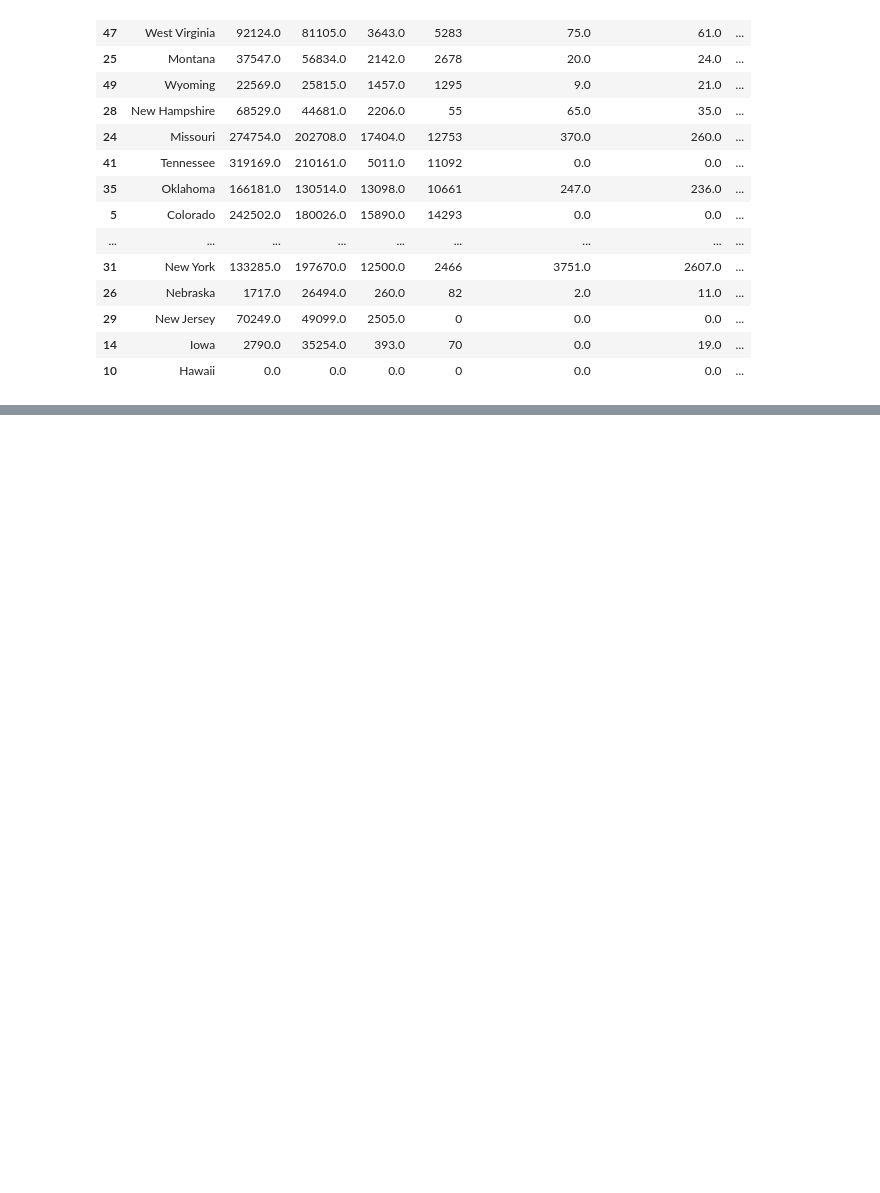
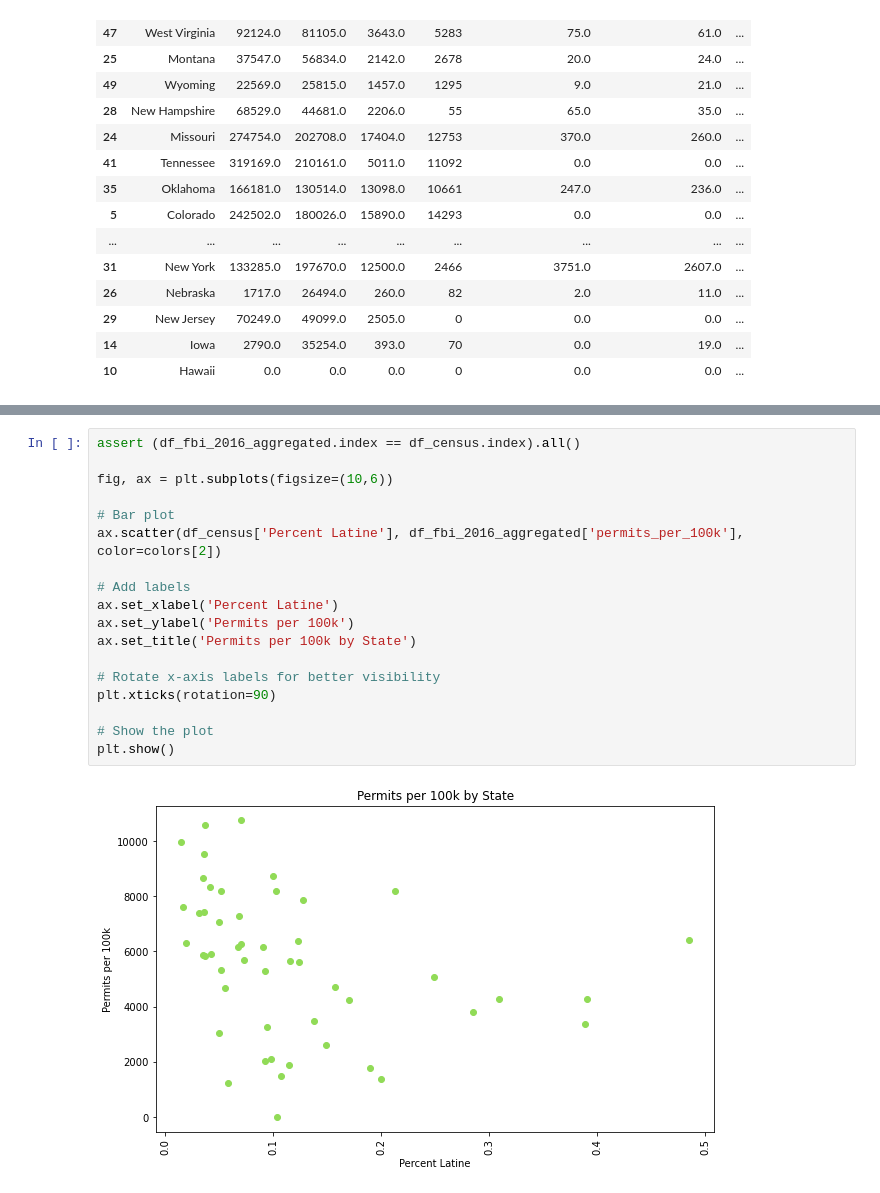
Before and after one commit to dezertdweller/fbi-gun-background-checks, a Jupyter notebook: analysis.ipynb, the cells around one changed output, grey strips where cells are left out. Saved outputs shown, nothing was run; the diff lists cells and outputs as text; blank space fills up the shorter version.

```diff
--- a/analysis.ipynb
+++ b/analysis.ipynb
@@ -242,0 +265,20 @@ plt.show()
+# %%
+assert (df_fbi_2016_aggregated.index == df_census.index).all()
+
+fig, ax = plt.subplots(figsize=(10,6))
+
+# Bar plot
+ax.scatter(df_census['Percent Latine'], df_fbi_2016_aggregated['permits_per_100k'], color=colors[2])
+
+# Add labels
+ax.set_xlabel('Percent Latine')
+ax.set_ylabel('Permits per 100k')
+ax.set_title('Permits per 100k by State')
+
+# Rotate x-axis labels for better visibility
+plt.xticks(rotation=90)
+
+# Show the plot
+plt.show()
+# %% [output]
+[figure, added]
```
Also changed, not shown: parts of 22 cells of this notebook.
